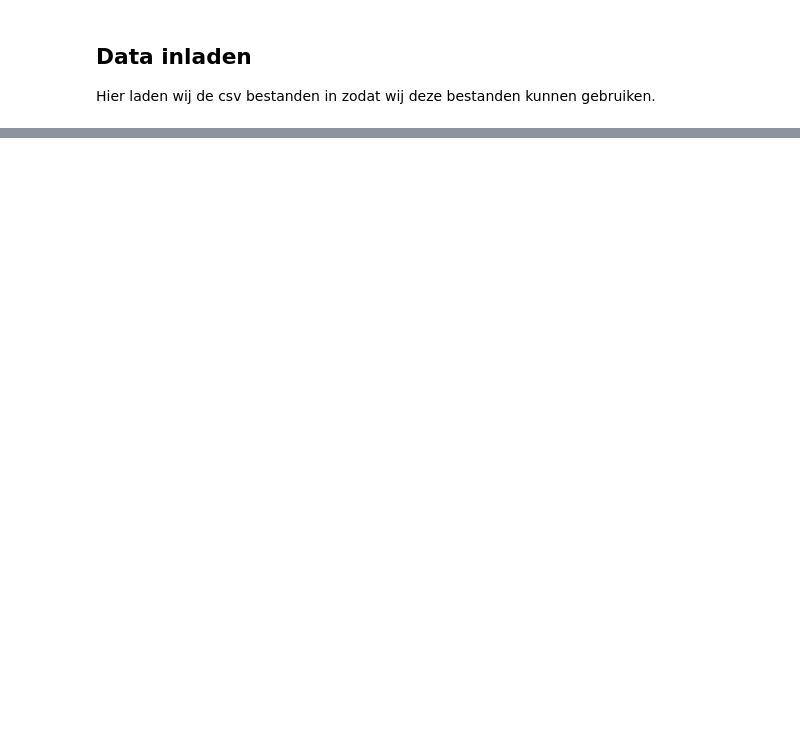
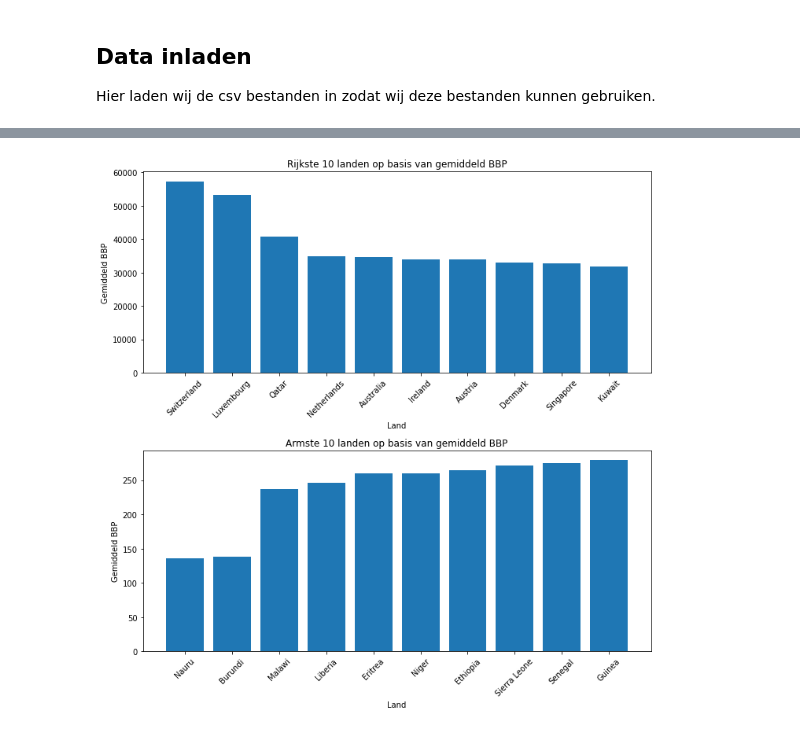
Before and after one commit to mitchell-2/IV, a Jupyter notebook: _build/jupyter_execute/docs/notebook.ipynb, the cells around one changed output, grey strips where cells are left out. Saved outputs shown, nothing was run; the diff lists cells and outputs as text; code cells hidden in the pictures; blank space fills up the shorter version.

```diff
--- a/_build/jupyter_execute/docs/notebook.ipynb
+++ b/_build/jupyter_execute/docs/notebook.ipynb
@@ -27,0 +30,48 @@ df3 = pd.read_csv('GlobalLandTemperaturesByCountry.csv')
+# %%
+import matplotlib.pyplot as plt
+
+# pakt de mean gdp van alle landen in de df2 dataset
+mean_per_country = df2.groupby('Country')['GDP'].mean()
+
+# selecteert de top 10 van mean_per_country
+top_10_landen = mean_per_country.nlargest(10)
+
+# selecteert de laagste 10 van mean_per_country
+laagste_10_landen = mean_per_country.nsmallest(10)
+
+# maakt een figuur met twee subplots
+figuurtje, (plot1, plot2) = plt.subplots(2, 1, figsize=(10, 10))
+
+# maakt de plot met de top_10_landen index en waarden
+plot1.bar(top_10_landen.index, top_10_landen.values)
+
+# voegt labels toe an de plot
+plot1.set_xlabel('Land')
+plot1.set_ylabel('Gemiddeld BBP')
+
+# voegt titel toe aan de plot
+plot1.set_title('Rijkste 10 landen op basis van gemiddeld BBP')
+
+# draait de x-as labels 45 graden
+plot1.tick_params(axis='x', rotation=45)
+
+# maakt de plot met de laagste_10_landen index en waarden
+plot2.bar(laagste_10_landen.index, laagste_10_landen.values)
+
+# voegt labels toe aan de plot
+plot2.set_xlabel('Land')
+plot2.set_ylabel('Gemiddeld BBP')
+
+# voegt titel toe aan de plot
+plot2.set_title('Armste 10 landen op basis van gemiddeld BBP')
+
+# draait de x-as labels 45 graden
+plot2.tick_params(axis='x', rotation=45)
+
+# past de layout van de subplots aan
+plt.tight_layout()
+
+# laat de plots zien
+plt.show()
+# %% [output]
+[figure, added]
```
Also changed, not shown: parts of 25 cells of this notebook, 23 other files.
